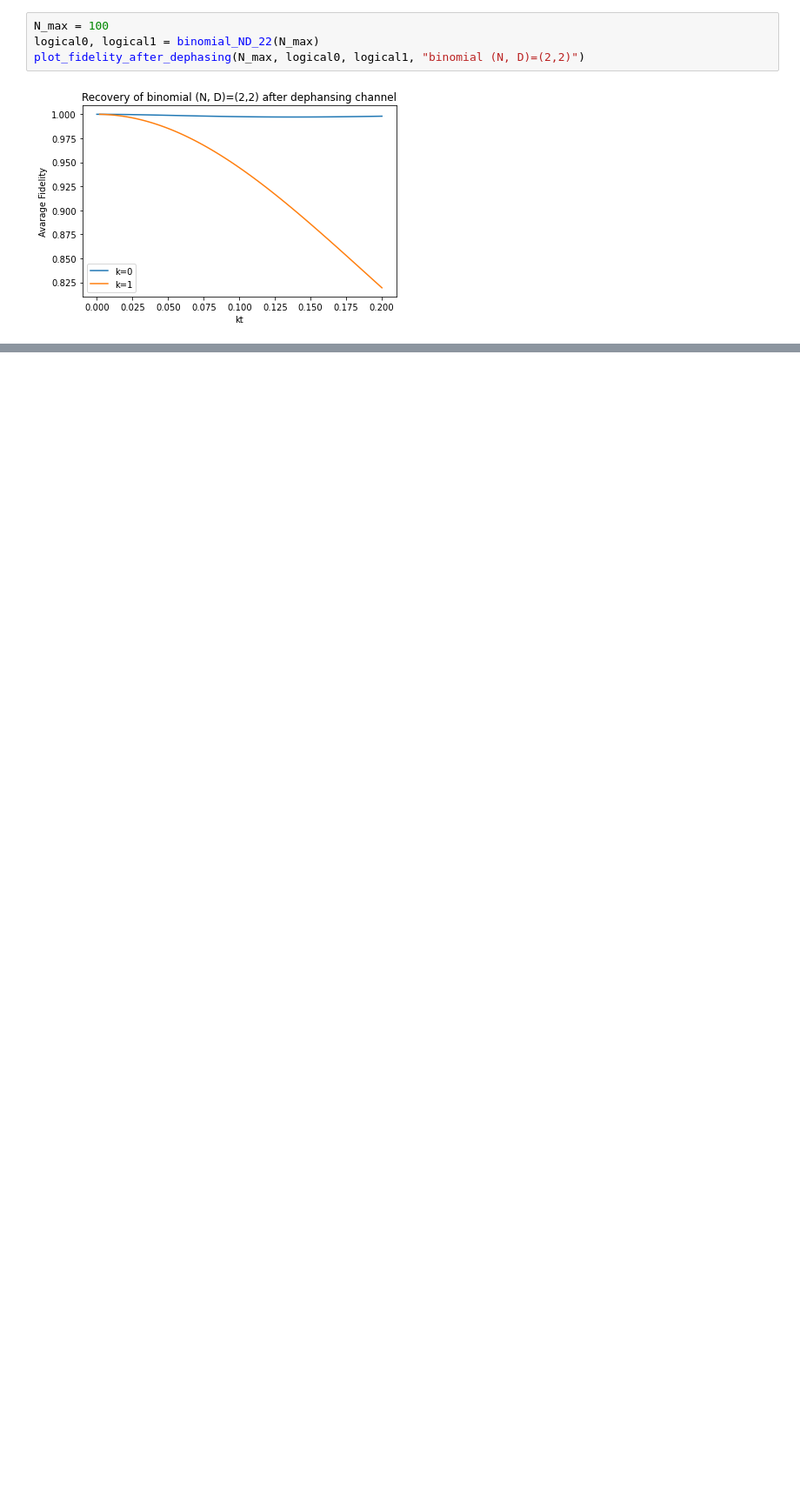
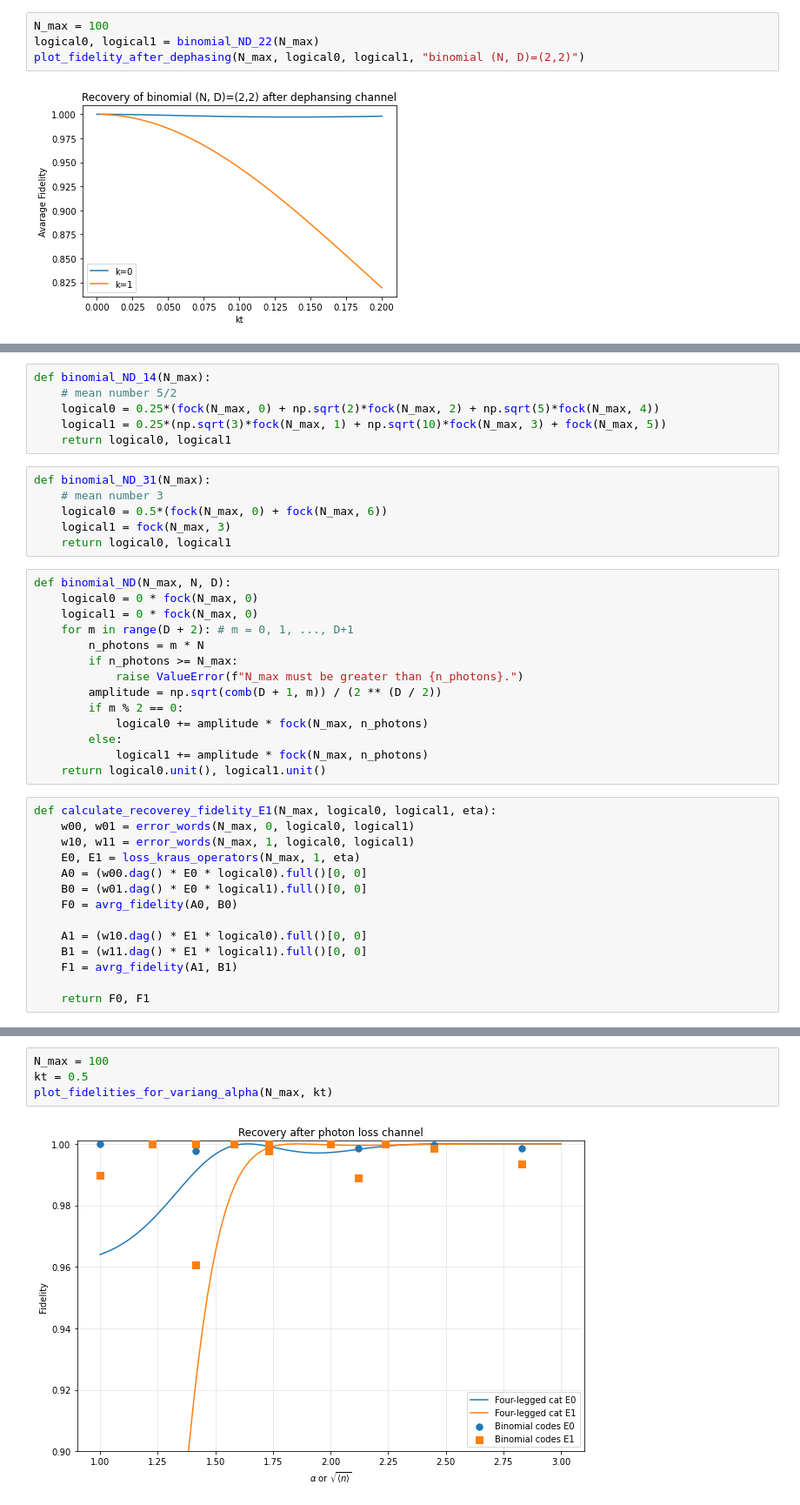
Before and after one commit to leorobinson11/bosonic_codes, a Jupyter notebook: problem_sheet1.ipynb, the cells around one changed output, grey strips where cells are left out. Shown at 87% size. Cells and saved outputs as stored; diff of their text form; blank space fills up the shorter version.

Commit message:
cat fidelity calculation

```diff
--- a/problem_sheet1.ipynb
+++ b/problem_sheet1.ipynb
@@ -325,0 +335,40 @@ plot_fidelity_after_dephasing(N_max, logical0, logical1, "binomial (N, D)=(2,2)"
+# %%
+def binomial_ND_14(N_max):
+    # mean number 5/2
+    logical0 = 0.25*(fock(N_max, 0) + np.sqrt(2)*fock(N_max, 2) + np.sqrt(5)*fock(N_max, 4))
+    logical1 = 0.25*(np.sqrt(3)*fock(N_max, 1) + np.sqrt(10)*fock(N_max, 3) + fock(N_max, 5))
+    return logical0, logical1
+# %%
+def binomial_ND_31(N_max):
+    # mean number 3
+    logical0 = 0.5*(fock(N_max, 0) + fock(N_max, 6))
+    logical1 = fock(N_max, 3)
+    return logical0, logical1
+# %%
+def binomial_ND(N_max, N, D):
+    logical0 = 0 * fock(N_max, 0)
+    logical1 = 0 * fock(N_max, 0)
+    for m in range(D + 2): # m = 0, 1, ..., D+1
+        n_photons = m * N
+        if n_photons >= N_max:
+            raise ValueError(f"N_max must be greater than {n_photons}.")
+        amplitude = np.sqrt(comb(D + 1, m)) / (2 ** (D / 2))
+        if m % 2 == 0:
+            logical0 += amplitude * fock(N_max, n_photons)
+        else:
+            logical1 += amplitude * fock(N_max, n_photons)
+    return logical0.unit(), logical1.unit()
+# %%
+def calculate_recoverey_fidelity_E1(N_max, logical0, logical1, eta):
+    w00, w01 = error_words(N_max, 0, logical0, logical1)
+    w10, w11 = error_words(N_max, 1, logical0, logical1)
+    E0, E1 = loss_kraus_operators(N_max, 1, eta)
+    A0 = (w00.dag() * E0 * logical0).full()[0, 0]
+    B0 = (w01.dag() * E0 * logical1).full()[0, 0]
+    F0 = avrg_fidelity(A0, B0)
+
+    A1 = (w10.dag() * E1 * logical0).full()[0, 0]
+    B1 = (w11.dag() * E1 * logical1).full()[0, 0]
+    F1 = avrg_fidelity(A1, B1)
+
+    return F0, F1
@@ -325,0 +602,6 @@ plot_fidelity_after_dephasing(N_max, logical0, logical1, "binomial (N, D)=(2,2)"
+# %%
+N_max = 100
+kt = 0.5
+plot_fidelities_for_variang_alpha(N_max, kt)
+# %% [output]
+[figure, added]
```
Also changed, not shown: parts of 5 cells of this notebook, 2 other files.
